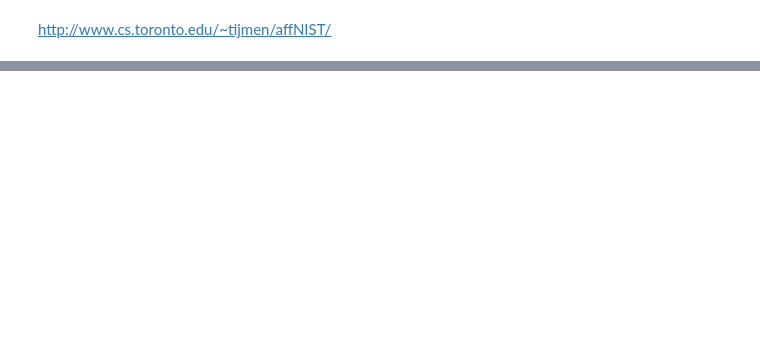
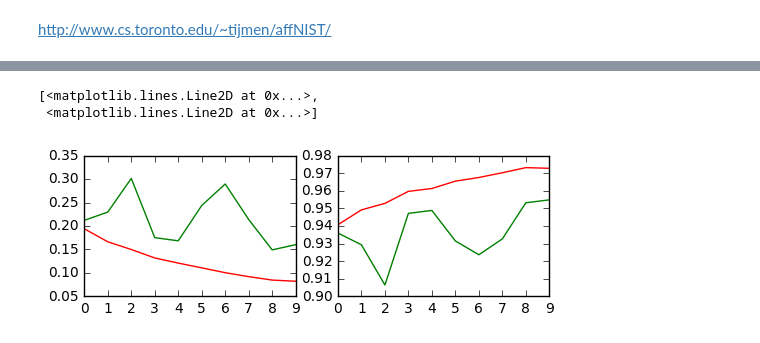
Before and after one commit to mluszczyk/ml1617-mnist, a Jupyter notebook: affnist.ipynb, the cells around one changed output, grey strips where cells are left out. Cells and saved outputs as stored; diff of their text form; code cells hidden in the pictures; blank space fills up the shorter version.

```diff
--- a/affnist.ipynb
+++ b/affnist.ipynb
@@ -72,0 +63,17 @@ Id,0,1,2,3,4,5,6,7,8,9,10,11,12,13,14,15,16,17,18,19,20,21,22,23,24,25,26,27,28,
+# %%
+import json
+import numpy
+from matplotlib import pyplot as plt
+with open("my_hist.json") as f:
+    hist = json.load(f)
+axis = numpy.arange(0, len(hist['val_categorical_accuracy']), 1)
+
+plt.subplot(221)
+plt.plot(axis, hist['loss'], 'r', axis, hist['val_loss'], 'g')
+
+plt.subplot(222)
+plt.plot(axis, hist['categorical_accuracy'], 'r', axis, hist['val_categorical_accuracy'], 'g')
+# %% [output]
+[<matplotlib.lines.Line2D at 0x...>,
+ <matplotlib.lines.Line2D at 0x...>]
+[figure, added]
```
Also changed, not shown: parts of 11 cells of this notebook, 2 other files.
